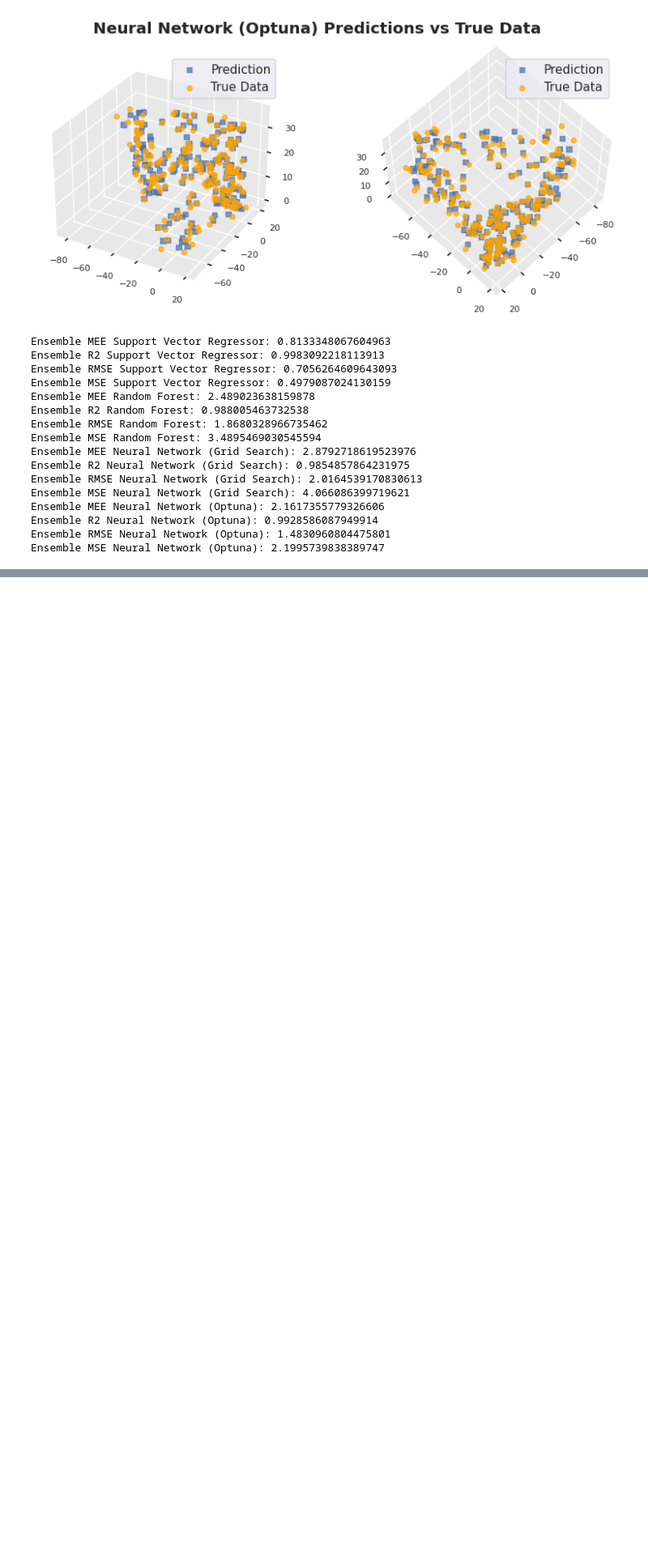
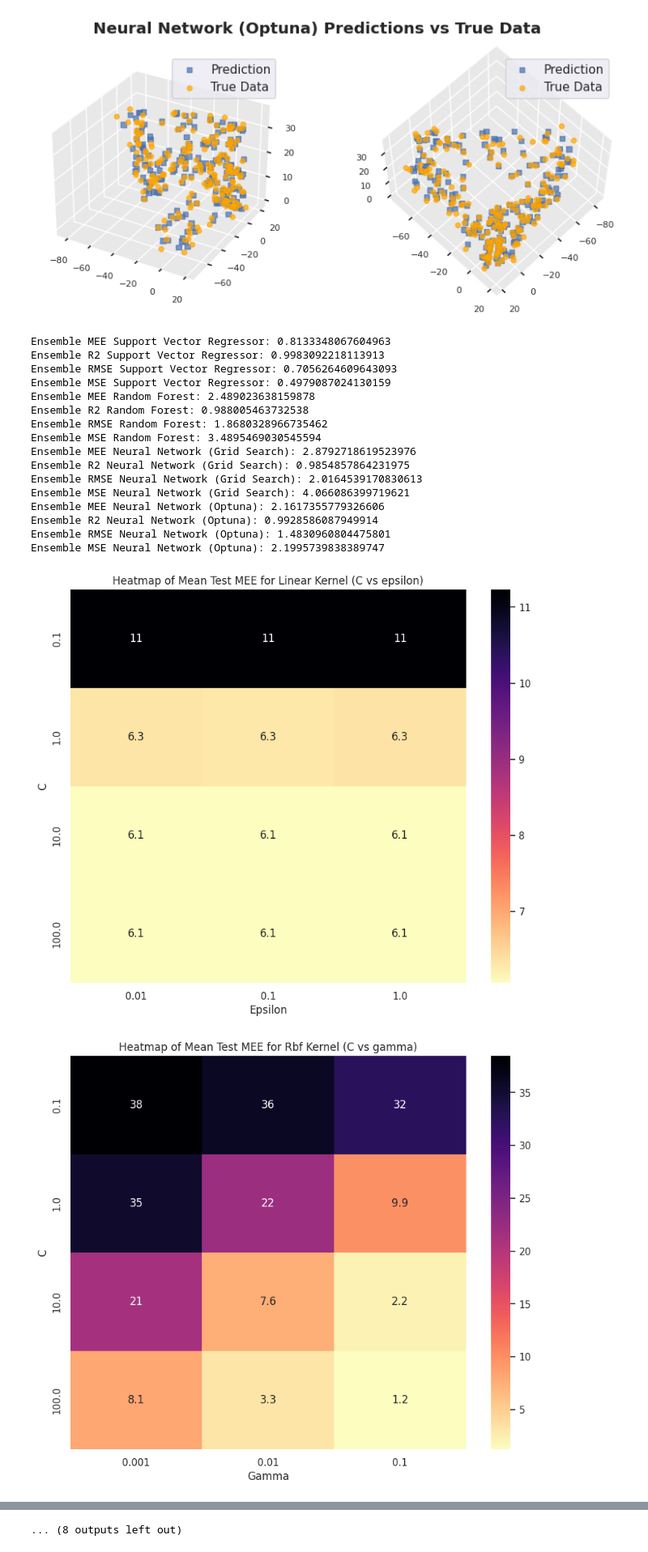
Before and after one commit to paolo-junior-mollica/machine-learning-project, a Jupyter notebook: src/cup2023/comparisons.ipynb, the cells around one changed output, grey strips where cells are left out. Shown at 81% size. Cells and saved outputs as stored; diff of their text form; code cells hidden in the pictures; blank space fills up the shorter version.

Commit message:
added SVR heatmaps

```diff
--- a/src/cup2023/comparisons.ipynb
+++ b/src/cup2023/comparisons.ipynb
@@ -394,0 +414,41 @@ Ensemble MSE Neural Network (Optuna): 2.1995739838389747
+# %%
+param_grid = [
+    {
+        'svr__estimator__kernel': ['linear'],
+        'svr__estimator__C': [0.1, 1, 10, 100],
+        'svr__estimator__epsilon': [0.01, 0.1, 1]
+    },
+    {
+        'svr__estimator__kernel': ['rbf'],
+        'svr__estimator__C': [0.1, 1, 10, 100],
+        'svr__estimator__gamma': [0.1, 0.01, 0.001],
+        'svr__estimator__epsilon': [0.01, 0.1, 1]
+    },
+    {
+        'svr__estimator__kernel': ['poly'],
+        'svr__estimator__C': [0.1, 1, 10, 100],
+        'svr__estimator__degree': [2, 3, 4],
+        'svr__estimator__gamma': [0.1, 0.01, 0.001],
+        'svr__estimator__coef0': [0, 1, 2],
+        'svr__estimator__epsilon': [0.01, 0.1, 1]
+    },
+    {
+        'svr__estimator__kernel': ['sigmoid'],
+        'svr__estimator__C': [0.1, 1, 10, 100],
+        'svr__estimator__gamma': [0.1, 0.01, 0.001],
+        'svr__estimator__coef0': [0, 1, 2],
+        'svr__estimator__epsilon': [0.01, 0.1, 1]
+    }
+]
+# %%
+from itertools import combinations
+
+for params in param_grid:
+    kernel = params['svr__estimator__kernel'][0]
+    param_names = [key.replace('svr__estimator__', '') for key in params.keys() if key != 'svr__estimator__kernel']
+
+    for param1, param2 in combinations(param_names, 2):
+        generate_heatmap_for_kernel(kernel, param1, param2)
+# %% [output]
+[figure, added]
+[figure, added]
@@ -394,0 +465 @@ Ensemble MSE Neural Network (Optuna): 2.1995739838389747
+... (8 outputs left out)
```
Also changed, not shown: parts of 7 cells of this notebook.
